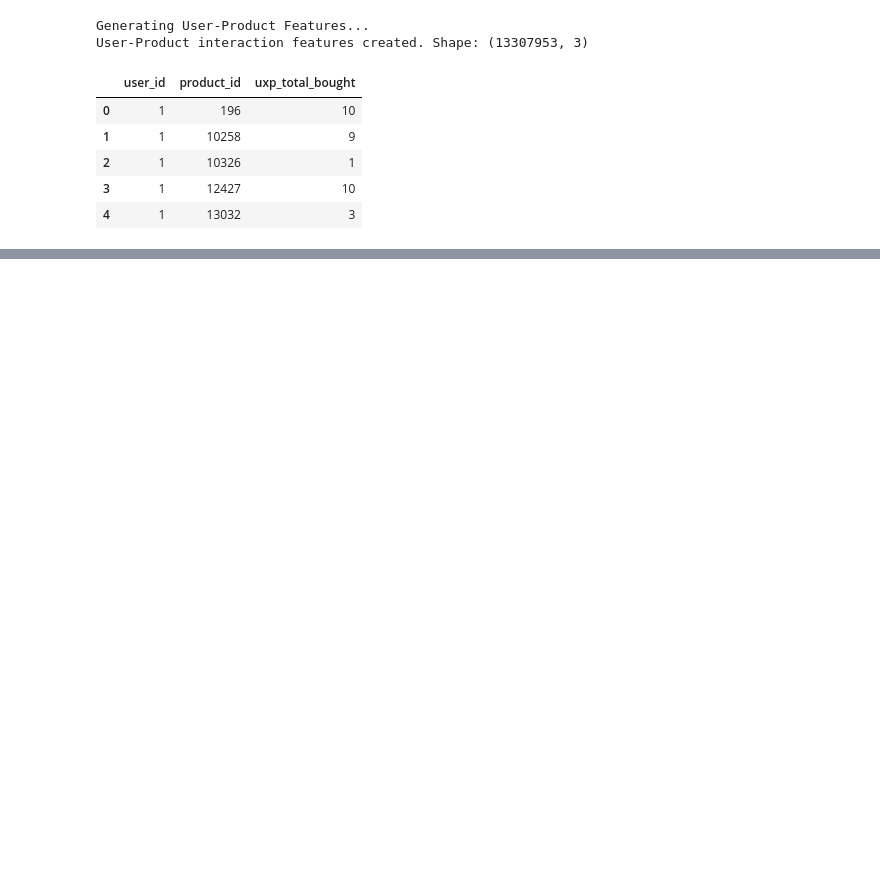
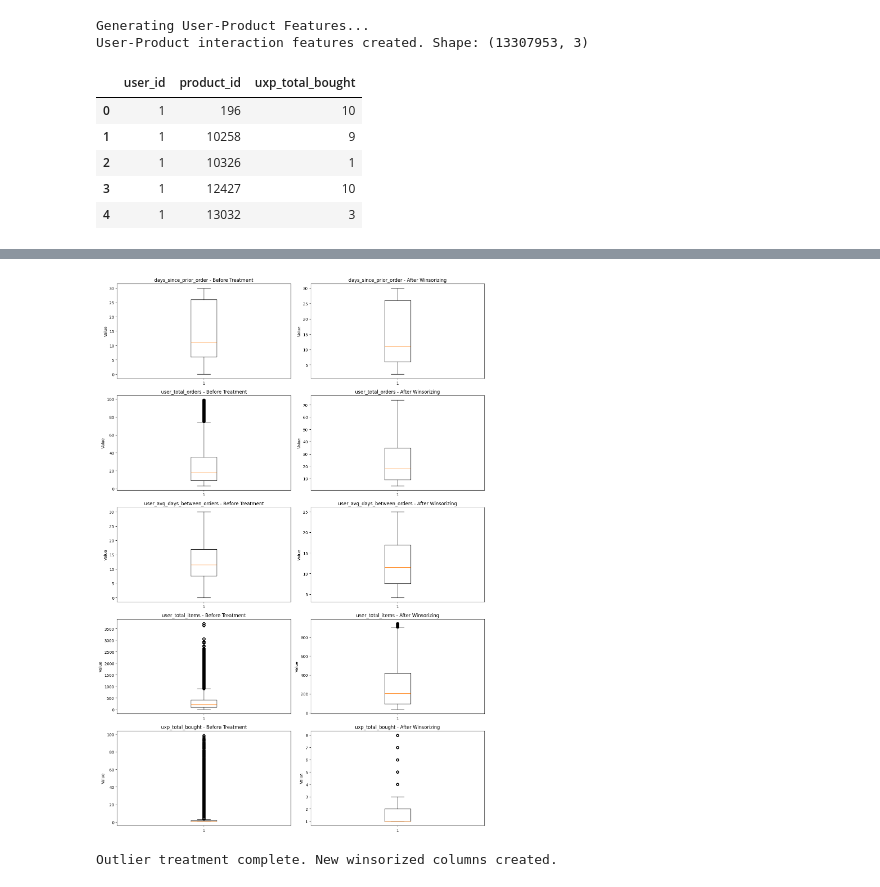
Before and after one commit to DataSnek/ML-Project, a Jupyter notebook: Data_Preprocessing.ipynb, the cells around one changed output, grey strips where cells are left out. Drawn from its saved outputs; the diff is of its cells as text; code cells hidden in the pictures; blank space fills up the shorter version.

```diff
--- a/Data_Preprocessing.ipynb
+++ b/Data_Preprocessing.ipynb
@@ -322,0 +1112,76 @@ Master features merged. Shape: (13307953, 14)
+# %%
+print("\n" + "="*80)
+print("OUTLIER DETECTION & TREATMENT")
+print("="*80)
+
+# Define reduce_mem_usage function
+def reduce_mem_usage(df):
+    for col in df.columns:
+        col_type = df[col].dtype
+        if col_type != object:
+            c_min = df[col].min()
+            c_max = df[col].max()
+            if str(col_type)[:3] == 'int':
+                if c_min > np.iinfo(np.int8).min and c_max < np.iinfo(np.int8).max:
+                    df[col] = df[col].astype(np.int8)
+                elif c_min > np.iinfo(np.int16).min and c_max < np.iinfo(np.int16).max:
+                    df[col] = df[col].astype(np.int16)
+                elif c_min > np.iinfo(np.int32).min and c_max < np.iinfo(np.int32).max:
+                    df[col] = df[col].astype(np.int32)
+            else:
+                if c_min > np.finfo(np.float16).min and c_max < np.finfo(np.float16).max:
+                    df[col] = df[col].astype(np.float16)
+                elif c_min > np.finfo(np.float32).min and c_max < np.finfo(np.float32).max:
+                    df[col] = df[col].astype(np.float32)
+        else:
+            df[col] = df[col].astype('category')
+    return df
+
+
+
+
+from scipy.stats.mstats import winsorize
+
+# Identify columns for outlier treatment
+numeric_cols_for_outliers = [
+    'days_since_prior_order',
+    'user_total_orders',
+    'user_avg_days_between_orders',
+    'user_total_items',
+    'uxp_total_bought'
+]
+
+# Visualize outliers BEFORE treatment
+fig, axes = plt.subplots(len(numeric_cols_for_outliers), 2, figsize=(14, 4*len(numeric_cols_for_outliers)))
+
+for idx, col in enumerate(numeric_cols_for_outliers):
+    if col in data.columns:
+        # Before
+        axes[idx, 0].boxplot(data[col].dropna())
+        axes[idx, 0].set_title(f'{col} - Before Treatment')
+        axes[idx, 0].set_ylabel('Value')
+
+        # Calculate IQR
+        Q1 = data[col].quantile(0.25)
+        Q3 = data[col].quantile(0.75)
+        IQR = Q3 - Q1
+        lower_bound = Q1 - 1.5 * IQR
+        upper_bound = Q3 + 1.5 * IQR
+
+        outliers = data[(data[col] < lower_bound) | (data[col] > upper_bound)][col]
+        print(f"{col}: {len(outliers)} outliers detected ({len(outliers)/len(data)*100:.2f}%)")
+
+        # Winsorize (cap at 5th and 95th percentile)
+        data[f'{col}_winsorized'] = winsorize(data[col].fillna(data[col].median()),
+                                               limits=[0.05, 0.05])
+
+        # After
+        axes[idx, 1].boxplot(data[f'{col}_winsorized'])
+        axes[idx, 1].set_title(f'{col} - After Winsorizing')
+        axes[idx, 1].set_ylabel('Value')
+
+plt.tight_layout()
+plt.show()
+
+print("\nOutlier treatment complete. New winsorized columns created.")
+# %% [output]
@@ -322,0 +1196,2 @@ Master features merged. Shape: (13307953, 14)
+[figure, added]
+Outlier treatment complete. New winsorized columns created.
```
Also changed, not shown: parts of 15 cells of this notebook.
